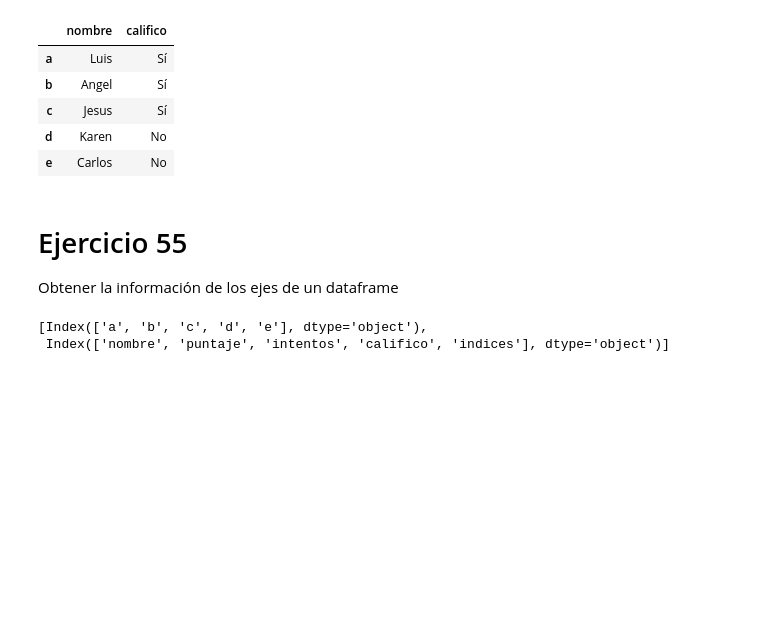
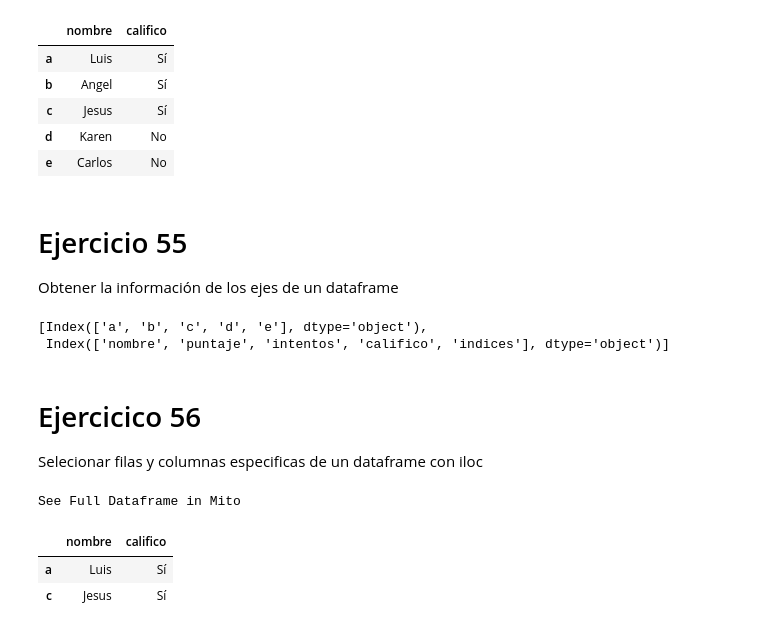
Before and after one commit to TherealVL/Ejercicios_Pandas, a Jupyter notebook: Ejercicios_Panda.ipynb, the cells around one changed output. Cells and saved outputs as stored; diff of their text form; code cells hidden in the pictures; blank space fills up the shorter version.

```diff
--- a/Ejercicios_Panda.ipynb
+++ b/Ejercicios_Panda.ipynb
@@ -701,3 +701,13 @@ dt54.axes
 # %% [output]
 [Index(['a', 'b', 'c', 'd', 'e'], dtype='object'),
  Index(['nombre', 'puntaje', 'intentos', 'califico', 'indices'], dtype='object')]
+# %% [markdown]
+# Ejercicico 56
+Selecionar filas y columnas especificas de un dataframe con iloc
+# %%
+dt54.iloc[[0,2],[0,3]]
+# %% [output]
+See Full Dataframe in Mito
+|  | nombre | califico |
+| a | Luis | Sí |
+| c | Jesus | Sí |
```
